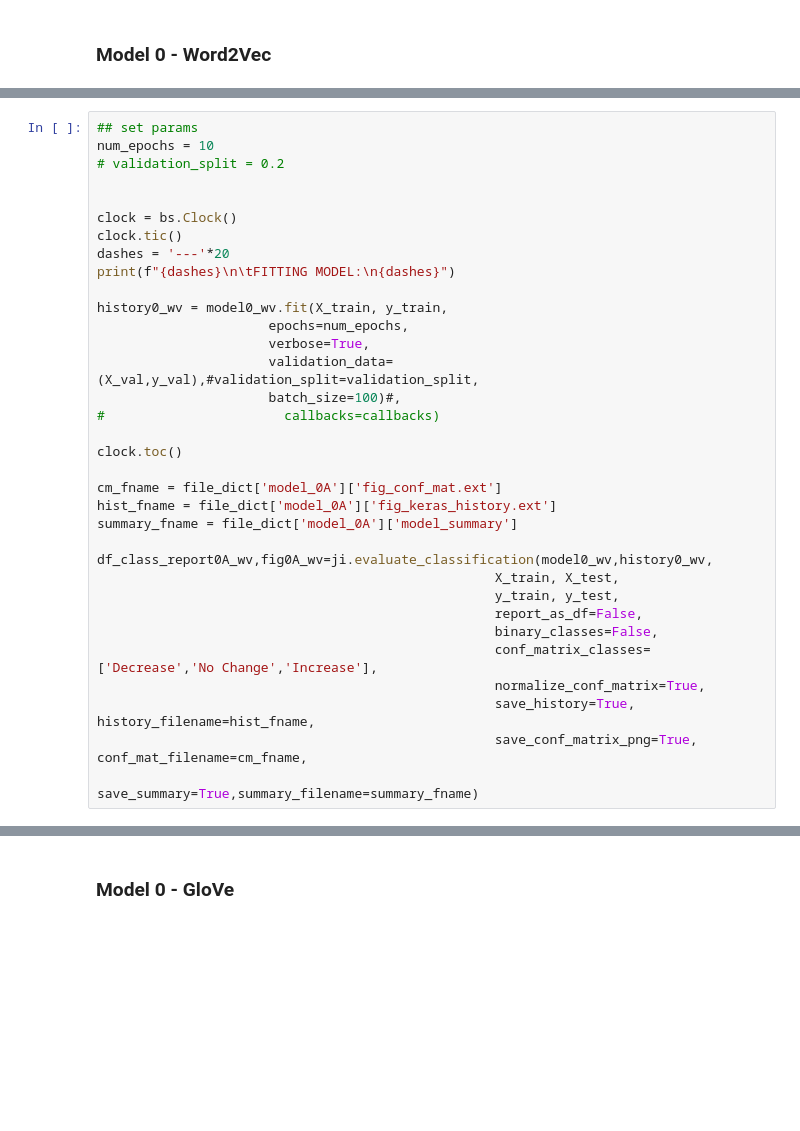
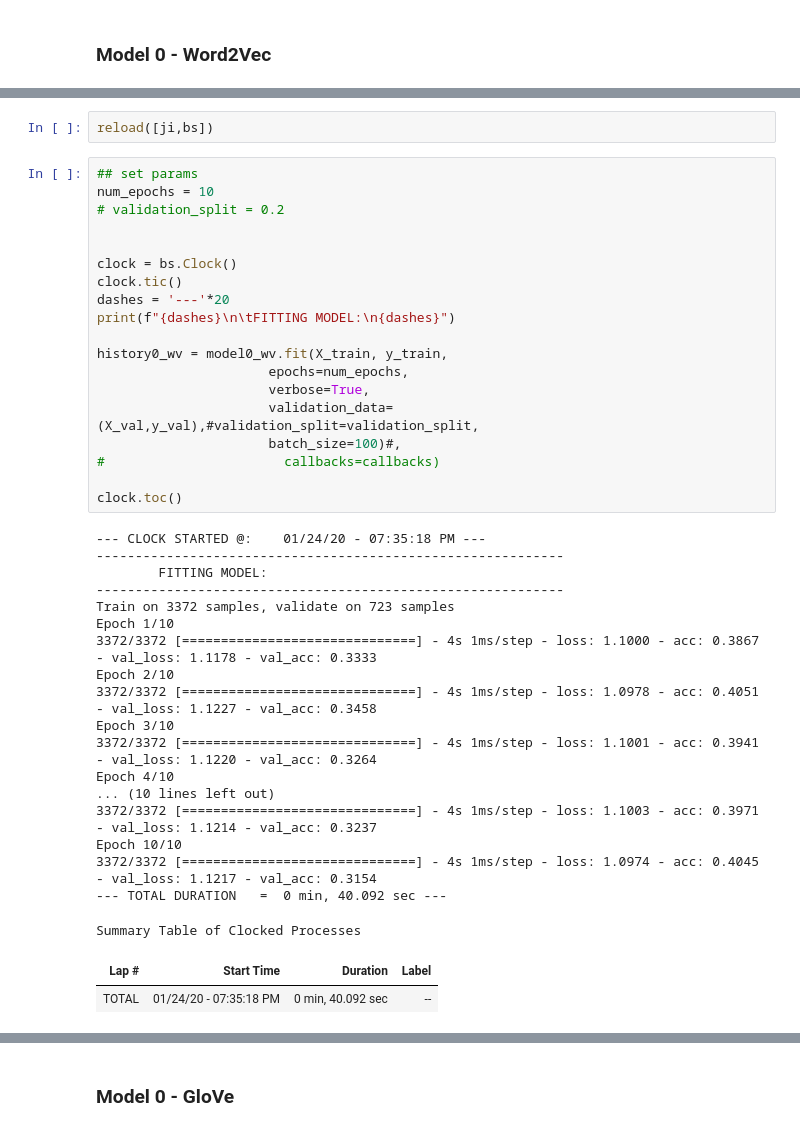
Before and after one commit to jirvingphd/capstone-project-using-trumps-tweets-to-predict-stock-market, a Jupyter notebook: Capstone_Adapted.ipynb, the cells around one changed output, grey strips where cells are left out. Cells and saved outputs as stored; diff of their text form; blank space fills up the shorter version.

```diff
--- a/Capstone_Adapted.ipynb
+++ b/Capstone_Adapted.ipynb
@@ -1096,34 +1253,42 @@ model0_wv.summary()
+# %%
+reload([ji,bs])
 # %%
 ## set params
 num_epochs = 10
 # validation_split = 0.2
 
 
 clock = bs.Clock()
 clock.tic()
 dashes = '---'*20
 print(f"{dashes}\n\tFITTING MODEL:\n{dashes}")
 
 history0_wv = model0_wv.fit(X_train, y_train,
                       epochs=num_epochs,
                       verbose=True,
                       validation_data=(X_val,y_val),#validation_split=validation_split,
                       batch_size=100)#,
 #                       callbacks=callbacks)
 
 clock.toc()
-
-cm_fname = file_dict['model_0A']['fig_conf_mat.ext']
-hist_fname = file_dict['model_0A']['fig_keras_history.ext']
-summary_fname = file_dict['model_0A']['model_summary']
-
-df_class_report0A_wv,fig0A_wv=ji.evaluate_classification(model0_wv,history0_wv,
-                                                   X_train, X_test,
-                                                   y_train, y_test,
-                                                   report_as_df=False,
-                                                   binary_classes=False,
-                                                   conf_matrix_classes=['Decrease','No Change','Increase'],
-                                                   normalize_conf_matrix=True,
-                                                   save_history=True, history_filename=hist_fname,
-                                                   save_conf_matrix_png=True, conf_mat_filename=cm_fname,
-                                                   save_summary=True,summary_filename=summary_fname)
+# %% [output]
+--- CLOCK STARTED @:    01/24/20 - 07:35:18 PM ---
+------------------------------------------------------------
+        FITTING MODEL:
+------------------------------------------------------------
+Train on 3372 samples, validate on 723 samples
+Epoch 1/10
+3372/3372 [==============================] - 4s 1ms/step - loss: 1.1000 - acc: 0.3867 - val_loss: 1.1178 - val_acc: 0.3333
+Epoch 2/10
+3372/3372 [==============================] - 4s 1ms/step - loss: 1.0978 - acc: 0.4051 - val_loss: 1.1227 - val_acc: 0.3458
+Epoch 3/10
+3372/3372 [==============================] - 4s 1ms/step - loss: 1.1001 - acc: 0.3941 - val_loss: 1.1220 - val_acc: 0.3264
+Epoch 4/10
+... (10 lines left out)
+3372/3372 [==============================] - 4s 1ms/step - loss: 1.1003 - acc: 0.3971 - val_loss: 1.1214 - val_acc: 0.3237
+Epoch 10/10
+3372/3372 [==============================] - 4s 1ms/step - loss: 1.0974 - acc: 0.4045 - val_loss: 1.1217 - val_acc: 0.3154
+--- TOTAL DURATION   =  0 min, 40.092 sec ---
+Summary Table of Clocked Processes
+| Lap # | Start Time | Duration | Label |
+| TOTAL | 01/24/20 - 07:35:18 PM | 0 min, 40.092 sec | -- |
```
Also changed, not shown: parts of 16 cells of this notebook, 9 other files.
